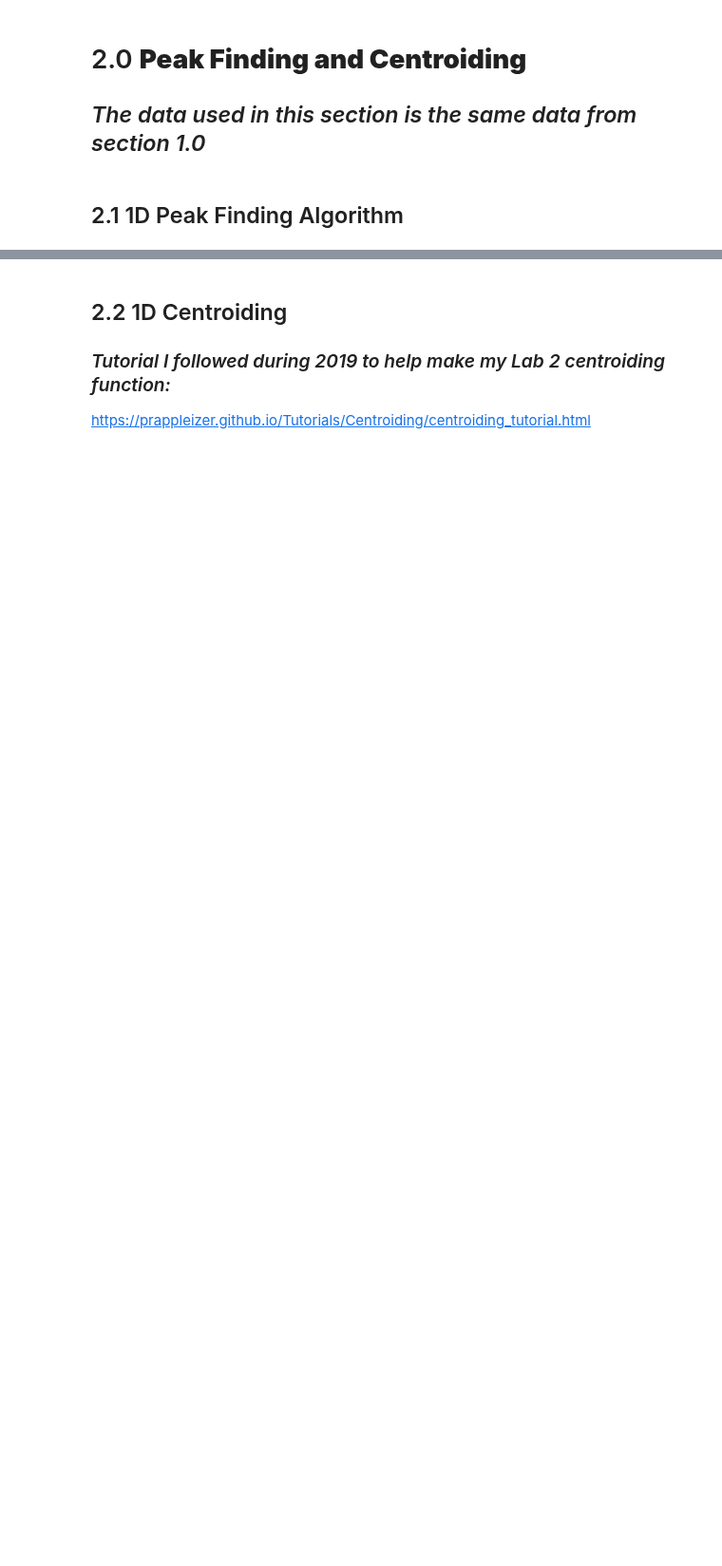
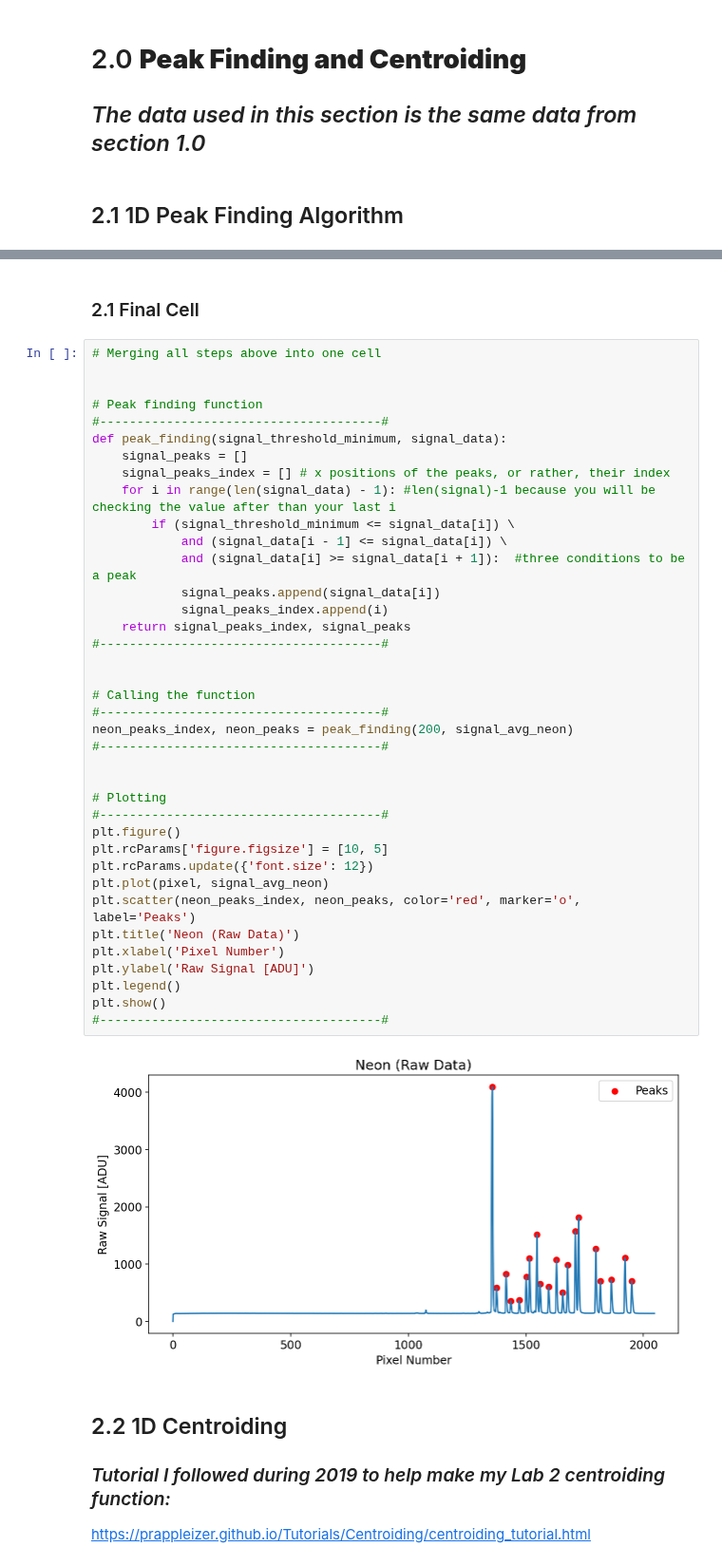
Before and after one commit to h-hall/Astro120Fall2020Functions_HH, a Jupyter notebook: HH_lab1_lab2_essentials.ipynb, the cells around one changed output, grey strips where cells are left out. Shown at 95% size. Saved outputs shown, nothing was run; the diff lists cells and outputs as text; blank space fills up the shorter version.

```diff
--- a/HH_lab1_lab2_essentials.ipynb
+++ b/HH_lab1_lab2_essentials.ipynb
@@ -441,6 +404,48 @@ plt.show()
  [1922.   1108.59]
  [1951.    706.82]]
 [figure]
+# %% [markdown]
+### 2.1 Final Cell
+# %%
+# Merging all steps above into one cell
+
+
+# Peak finding function
+#--------------------------------------#
+def peak_finding(signal_threshold_minimum, signal_data):
+    signal_peaks = []
+    signal_peaks_index = [] # x positions of the peaks, or rather, their index
+    for i in range(len(signal_data) - 1): #len(signal)-1 because you will be checking the value after than your last i
+        if (signal_threshold_minimum <= signal_data[i]) \
+            and (signal_data[i - 1] <= signal_data[i]) \
+            and (signal_data[i] >= signal_data[i + 1]):  #three conditions to be a peak
+            signal_peaks.append(signal_data[i])
+            signal_peaks_index.append(i)
+    return signal_peaks_index, signal_peaks
+#--------------------------------------#
+
+
+# Calling the function
+#--------------------------------------#
+neon_peaks_index, neon_peaks = peak_finding(200, signal_avg_neon)
+#--------------------------------------#
+
+
+# Plotting
+#--------------------------------------#
+plt.figure()
+plt.rcParams['figure.figsize'] = [10, 5]
+plt.rcParams.update({'font.size': 12})
+plt.plot(pixel, signal_avg_neon)
+plt.scatter(neon_peaks_index, neon_peaks, color='red', marker='o', label='Peaks')
+plt.title('Neon (Raw Data)')
+plt.xlabel('Pixel Number')
+plt.ylabel('Raw Signal [ADU]')
+plt.legend()
+plt.show()
+#--------------------------------------#
+# %% [output]
+[figure, added]
 # %% [markdown]
 ## 2.2 1D Centroiding
 ### *Tutorial I followed during 2019 to help make my Lab 2 centroiding function:*
```
Also changed, not shown: parts of 20 cells of this notebook.
